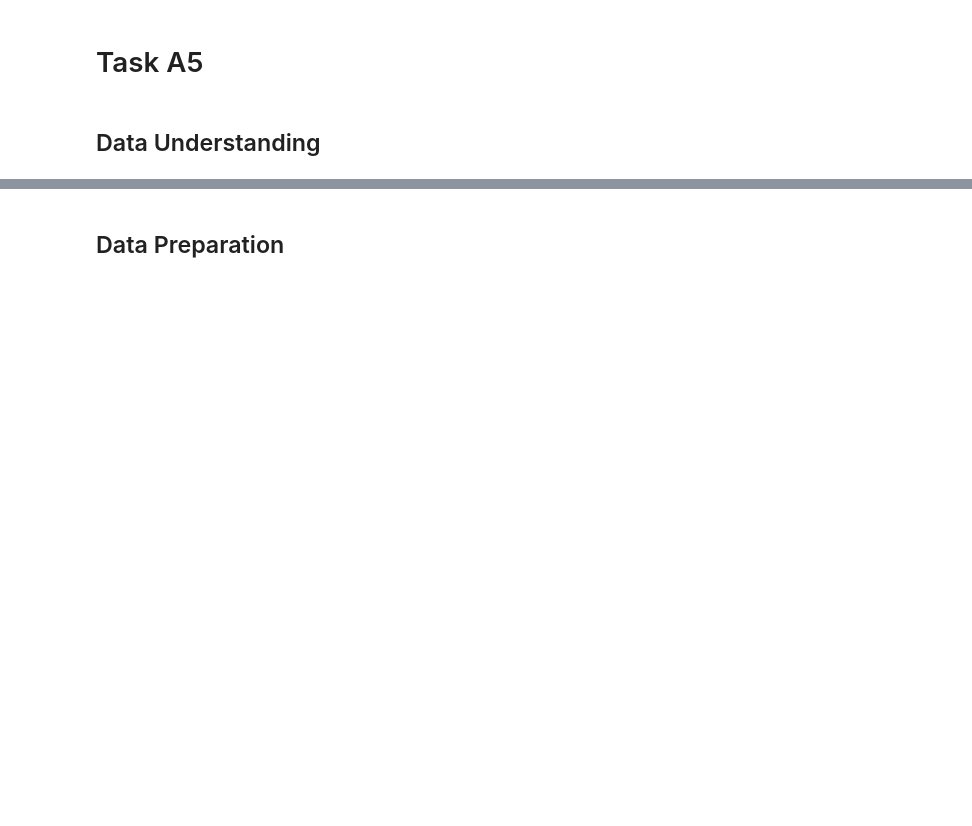
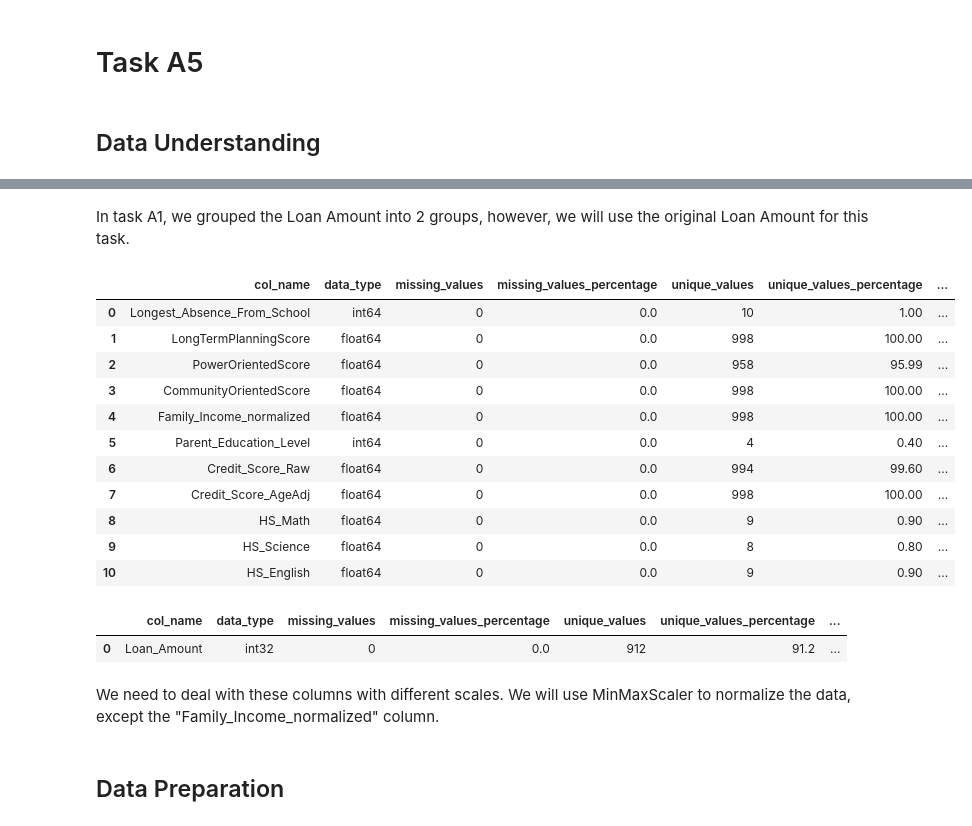
Before and after one commit to MSWinds/dm-group1-project, a Jupyter notebook: Final_Project.ipynb, the cells around one changed output, grey strips where cells are left out. Saved outputs shown, nothing was run; the diff lists cells and outputs as text; code cells hidden in the pictures; blank space fills up the shorter version.

```diff
--- a/Final_Project.ipynb
+++ b/Final_Project.ipynb
@@ -2389,2 +2474,30 @@ We may use distance metrics to deal with the ordinal data.
+# %% [markdown]
+In task A1, we grouped the Loan Amount into 2 groups, however, we will use the original Loan Amount for this task.
+# %%
+# only show the columns that are needed for the model (Loan Amount is not shown here)
+columns_to_include = ["Longest_Absence_From_School", "LongTermPlanningScore", "PowerOrientedScore", "CommunityOrientedScore",
+                      "Family_Income_normalized","Parent_Education_Level", "Credit_Score_Raw", "Credit_Score_AgeAdj", "HS_Math", "HS_Science", "HS_English"]
+
+metadata(df1[columns_to_include])
+# %% [output]
+|  | col_name | data_type | missing_values | missing_values_percentage | unique_values | unique_values_percentage | ... |
+| 0 | Longest_Absence_From_School | int64 | 0 | 0.0 | 10 | 1.00 | ... |
+| 1 | LongTermPlanningScore | float64 | 0 | 0.0 | 998 | 100.00 | ... |
+| 2 | PowerOrientedScore | float64 | 0 | 0.0 | 958 | 95.99 | ... |
+| 3 | CommunityOrientedScore | float64 | 0 | 0.0 | 998 | 100.00 | ... |
+| 4 | Family_Income_normalized | float64 | 0 | 0.0 | 998 | 100.00 | ... |
+| 5 | Parent_Education_Level | int64 | 0 | 0.0 | 4 | 0.40 | ... |
+| 6 | Credit_Score_Raw | float64 | 0 | 0.0 | 994 | 99.60 | ... |
+| 7 | Credit_Score_AgeAdj | float64 | 0 | 0.0 | 998 | 100.00 | ... |
+| 8 | HS_Math | float64 | 0 | 0.0 | 9 | 0.90 | ... |
+| 9 | HS_Science | float64 | 0 | 0.0 | 8 | 0.80 | ... |
+| 10 | HS_English | float64 | 0 | 0.0 | 9 | 0.90 | ... |
+# %%
+metadata(df_agg[['Loan_Amount']])
+# %% [output]
+|  | col_name | data_type | missing_values | missing_values_percentage | unique_values | unique_values_percentage | ... |
+| 0 | Loan_Amount | int32 | 0 | 0.0 | 912 | 91.2 | ... |
+# %% [markdown]
+We need to deal with these columns with different scales. We will use MinMaxScaler to normalize the data, except the "Family_Income_normalized" column.
 # %% [markdown]
 ## Data Preparation
```
Also changed, not shown: parts of 44 cells of this notebook.
